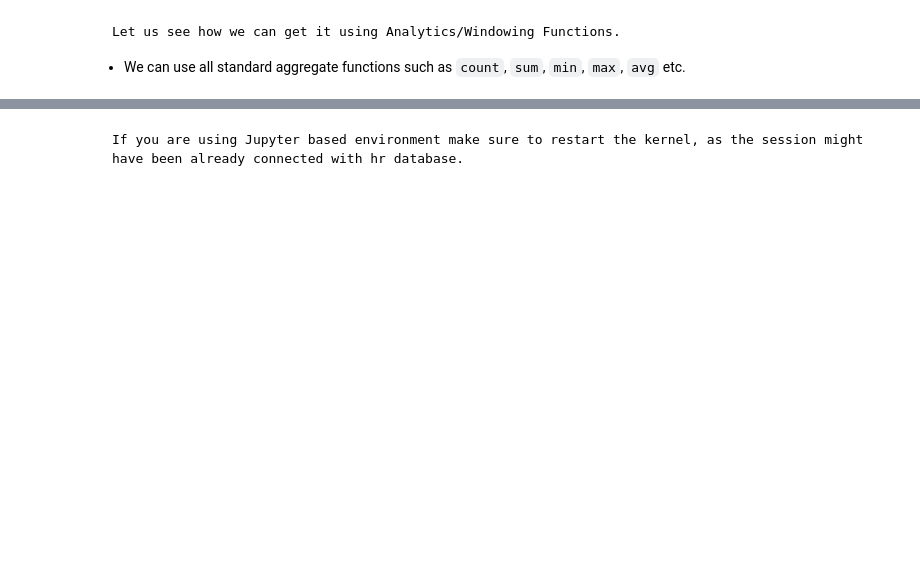
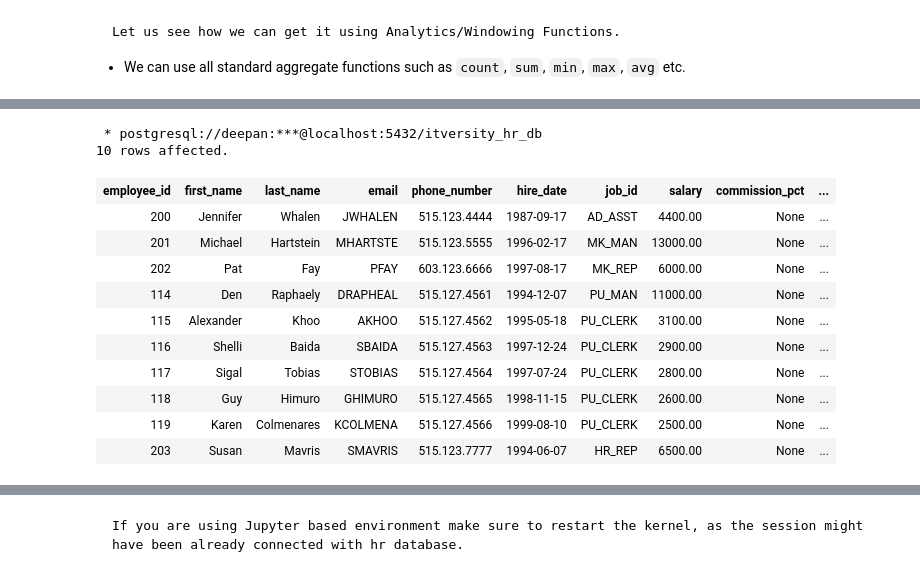
Before and after one commit to deepan-py/bigdata-learn, a Jupyter notebook: itversity-material/01-python-and-sql/07_writing_advanced_sql_queries_using_postgresql/10_analytic_functions_aggregations.ipynb, the cells around one changed output, grey strips where cells are left out. Cells and saved outputs as stored; diff of their text form; code cells hidden in the pictures; blank space fills up the shorter version.

```diff
--- a/itversity-material/01-python-and-sql/07_writing_advanced_sql_queries_using_postgresql/10_analytic_functions_aggregations.ipynb
+++ b/itversity-material/01-python-and-sql/07_writing_advanced_sql_queries_using_postgresql/10_analytic_functions_aggregations.ipynb
@@ -122,0 +232,19 @@ LIMIT 10
+# %%
+%%sql
+
+SELECT e.*, avg(salary) over (PARTITION BY e.department_id) as avgsalary
+FROM employees e limit 10;
+# %% [output]
+ * postgresql://deepan:***@localhost:5432/itversity_hr_db
+10 rows affected.
+| employee_id | first_name | last_name | email | phone_number | hire_date | job_id | salary | commission_pct | ... |
+| 200 | Jennifer | Whalen | JWHALEN | 515.123.4444 | 1987-09-17 | AD_ASST | 4400.00 | None | ... |
+| 201 | Michael | Hartstein | MHARTSTE | 515.123.5555 | 1996-02-17 | MK_MAN | 13000.00 | None | ... |
+| 202 | Pat | Fay | PFAY | 603.123.6666 | 1997-08-17 | MK_REP | 6000.00 | None | ... |
+| 114 | Den | Raphaely | DRAPHEAL | 515.127.4561 | 1994-12-07 | PU_MAN | 11000.00 | None | ... |
+| 115 | Alexander | Khoo | AKHOO | 515.127.4562 | 1995-05-18 | PU_CLERK | 3100.00 | None | ... |
+| 116 | Shelli | Baida | SBAIDA | 515.127.4563 | 1997-12-24 | PU_CLERK | 2900.00 | None | ... |
+| 117 | Sigal | Tobias | STOBIAS | 515.127.4564 | 1997-07-24 | PU_CLERK | 2800.00 | None | ... |
+| 118 | Guy | Himuro | GHIMURO | 515.127.4565 | 1998-11-15 | PU_CLERK | 2600.00 | None | ... |
+| 119 | Karen | Colmenares | KCOLMENA | 515.127.4566 | 1999-08-10 | PU_CLERK | 2500.00 | None | ... |
+| 203 | Susan | Mavris | SMAVRIS | 515.123.7777 | 1994-06-07 | HR_REP | 6500.00 | None | ... |
```
Also changed, not shown: parts of 12 cells of this notebook, 9 other files.
